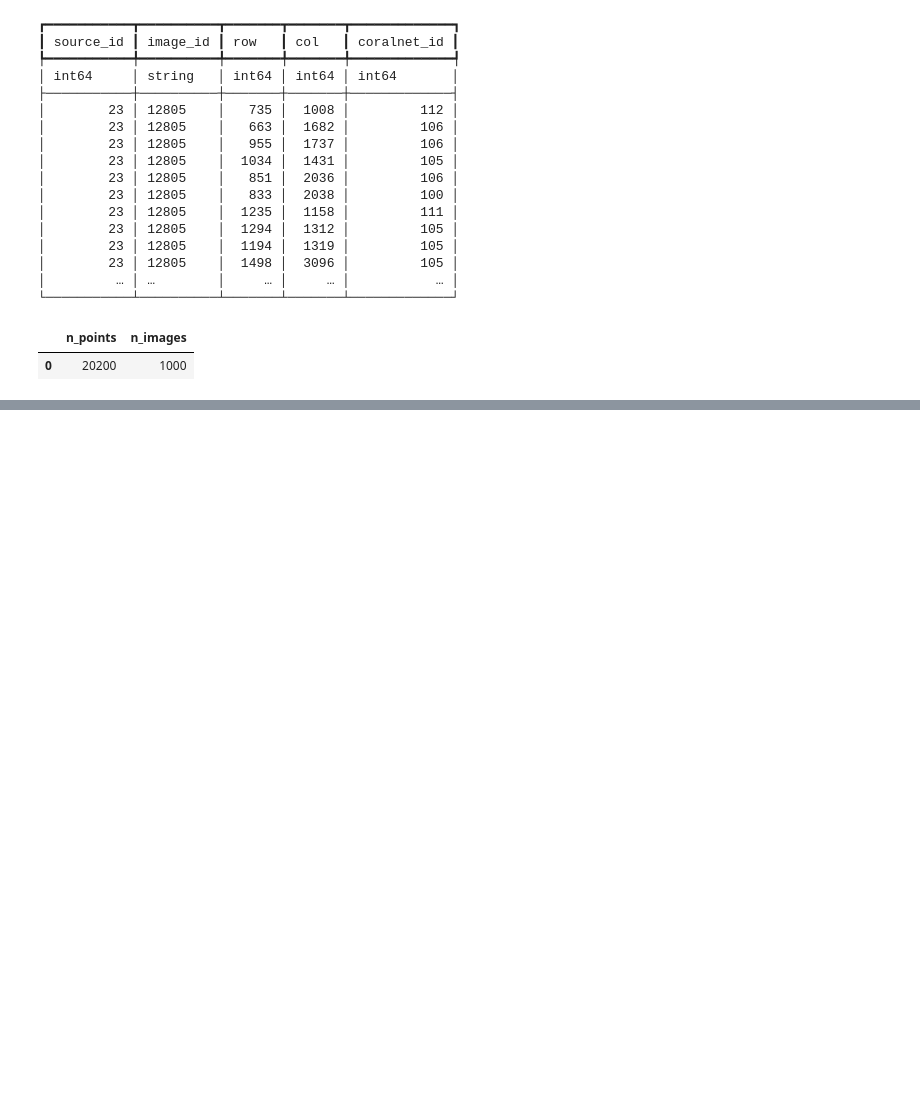
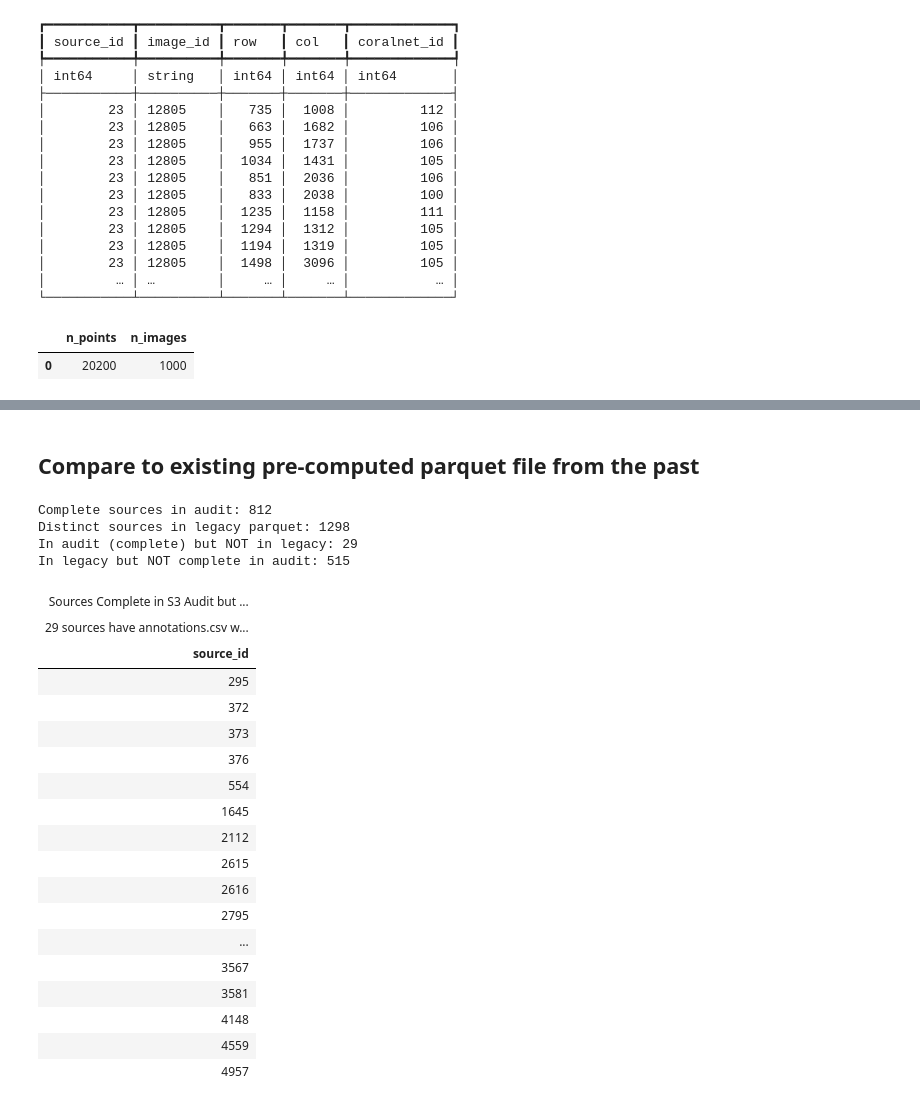
Before and after one commit to data-mermaid/mermaid-segmentation, a Jupyter notebook: nbs/CoralNet_Source_Check.ipynb, the cells around one changed output, grey strips where cells are left out. Cells and saved outputs as stored; diff of their text form; code cells hidden in the pictures; blank space fills up the shorter version.

```diff
--- a/nbs/CoralNet_Source_Check.ipynb
+++ b/nbs/CoralNet_Source_Check.ipynb
@@ -194,0 +184,44 @@ sources_p.filter(sources_p.source_id.isin(LIST_OF_SOURCES)).execute()
+# %% [markdown]
+## Compare to existing pre-computed parquet file from the past
+# %%
+audit_complete = s3_audit.filter(_.is_complete).select(source_id=_.source_id)
+legacy_sources = cn_annotations_raw.select(_.source_id).distinct()
+
+in_audit_not_legacy = audit_complete.anti_join(legacy_sources, "source_id")
+in_legacy_not_audit = legacy_sources.anti_join(audit_complete, "source_id")
+
+print(f"Complete sources in audit: {audit_complete.count().execute()}")
+print(f"Distinct sources in legacy parquet: {legacy_sources.count().execute()}")
+print(f"In audit (complete) but NOT in legacy: {in_audit_not_legacy.count().execute()}")
+print(f"In legacy but NOT complete in audit: {in_legacy_not_audit.count().execute()}")
+# %% [output]
+Complete sources in audit: 812
+Distinct sources in legacy parquet: 1298
+In audit (complete) but NOT in legacy: 29
+In legacy but NOT complete in audit: 515
+# %%
+missing_from_legacy_df = in_audit_not_legacy.order_by("source_id").to_pandas()
+GT(missing_from_legacy_df).tab_header(
+    title="Sources Complete in S3 Audit but Missing from Legacy Parquet",
+    subtitle=f"{len(missing_from_legacy_df)} sources have annotations.csv with rows but are not in the merged parquet"
+)
+# %% [output]
+| Sources Complete in S3 Audit but ... |
+| 29 sources have annotations.csv w... |
+| source_id |
+| 295 |
+| 372 |
+| 373 |
+| 376 |
+| 554 |
+| 1645 |
+| 2112 |
+| 2615 |
+| 2616 |
+| 2795 |
+| ... |
+| 3567 |
+| 3581 |
+| 4148 |
+| 4559 |
+| 4957 |
```
Also changed, not shown: parts of 13 cells of this notebook.
